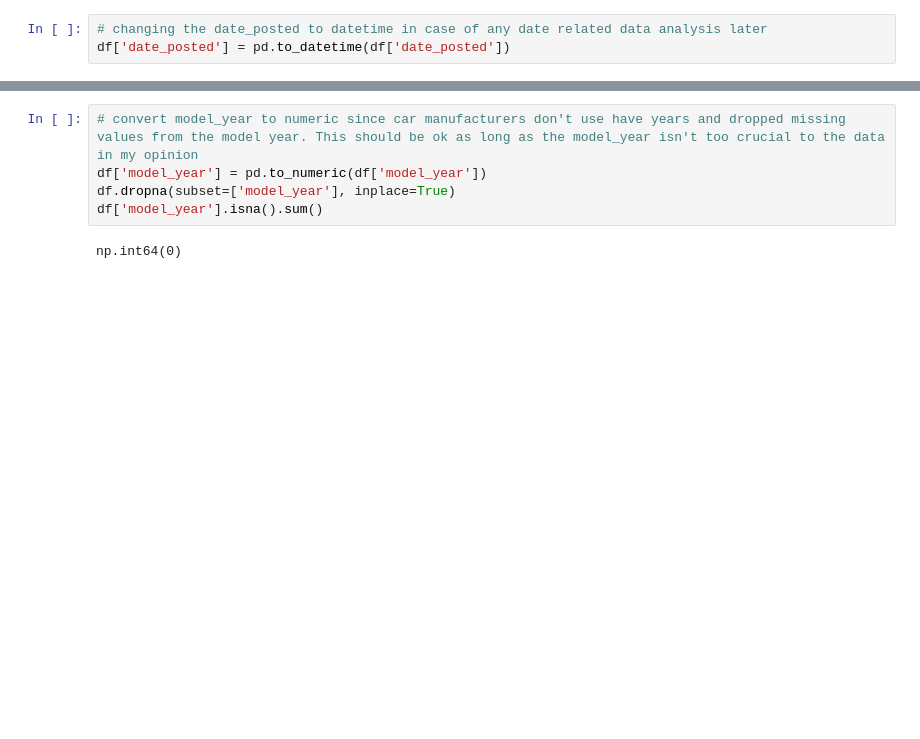
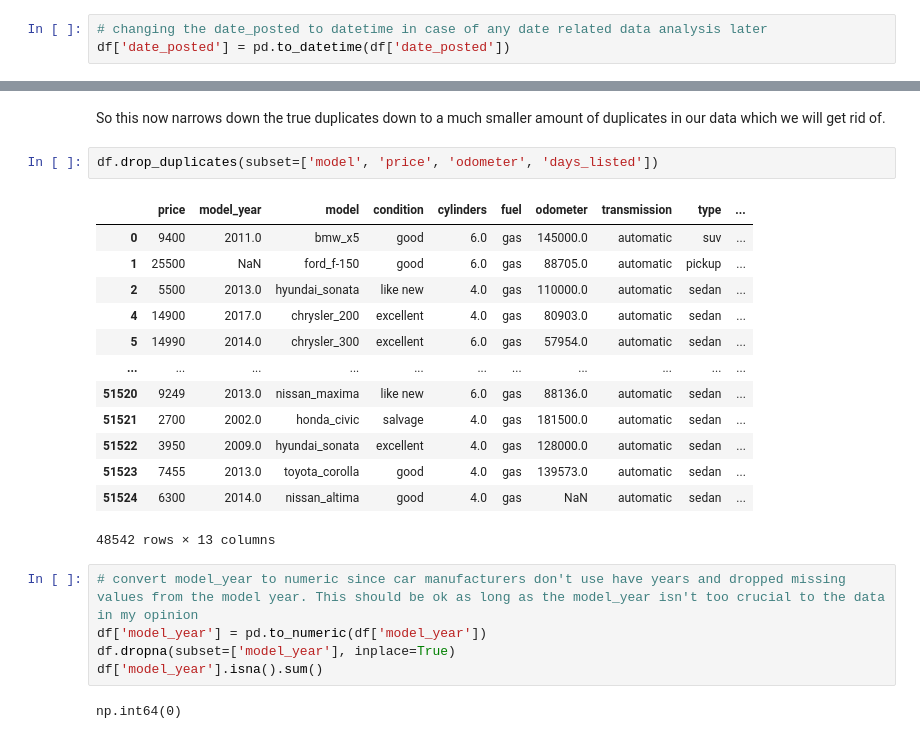
Before and after one commit to jojorocoder/drhorrible, a Jupyter notebook: notebooks/EDA.ipynb, the cells around one changed output, grey strips where cells are left out. Drawn from its saved outputs; the diff is of its cells as text; blank space fills up the shorter version.

```diff
--- a/notebooks/EDA.ipynb
+++ b/notebooks/EDA.ipynb
@@ -98,3 +132,21 @@ Great, we know where the missing values are and we do not have to worry about du
+# %% [markdown]
+So this now narrows down the true duplicates down to a much smaller amount of duplicates in our data which we will get rid of.
+# %%
+df.drop_duplicates(subset=['model', 'price', 'odometer', 'days_listed'])
+# %% [output]
+|  | price | model_year | model | condition | cylinders | fuel | odometer | transmission | type | ... |
+| 0 | 9400 | 2011.0 | bmw_x5 | good | 6.0 | gas | 145000.0 | automatic | suv | ... |
+| 1 | 25500 | NaN | ford_f-150 | good | 6.0 | gas | 88705.0 | automatic | pickup | ... |
+| 2 | 5500 | 2013.0 | hyundai_sonata | like new | 4.0 | gas | 110000.0 | automatic | sedan | ... |
+| 4 | 14900 | 2017.0 | chrysler_200 | excellent | 4.0 | gas | 80903.0 | automatic | sedan | ... |
+| 5 | 14990 | 2014.0 | chrysler_300 | excellent | 6.0 | gas | 57954.0 | automatic | sedan | ... |
+| ... | ... | ... | ... | ... | ... | ... | ... | ... | ... | ... |
+| 51520 | 9249 | 2013.0 | nissan_maxima | like new | 6.0 | gas | 88136.0 | automatic | sedan | ... |
+| 51521 | 2700 | 2002.0 | honda_civic | salvage | 4.0 | gas | 181500.0 | automatic | sedan | ... |
+| 51522 | 3950 | 2009.0 | hyundai_sonata | excellent | 4.0 | gas | 128000.0 | automatic | sedan | ... |
+| 51523 | 7455 | 2013.0 | toyota_corolla | good | 4.0 | gas | 139573.0 | automatic | sedan | ... |
+| 51524 | 6300 | 2014.0 | nissan_altima | good | 4.0 | gas | NaN | automatic | sedan | ... |
+48542 rows × 13 columns
 # %%
 # convert model_year to numeric since car manufacturers don't use have years and dropped missing values from the model year. This should be ok as long as the model_year isn't too crucial to the data in my opinion
 df['model_year'] = pd.to_numeric(df['model_year'])
```
Also changed, not shown: parts of 18 cells of this notebook.
